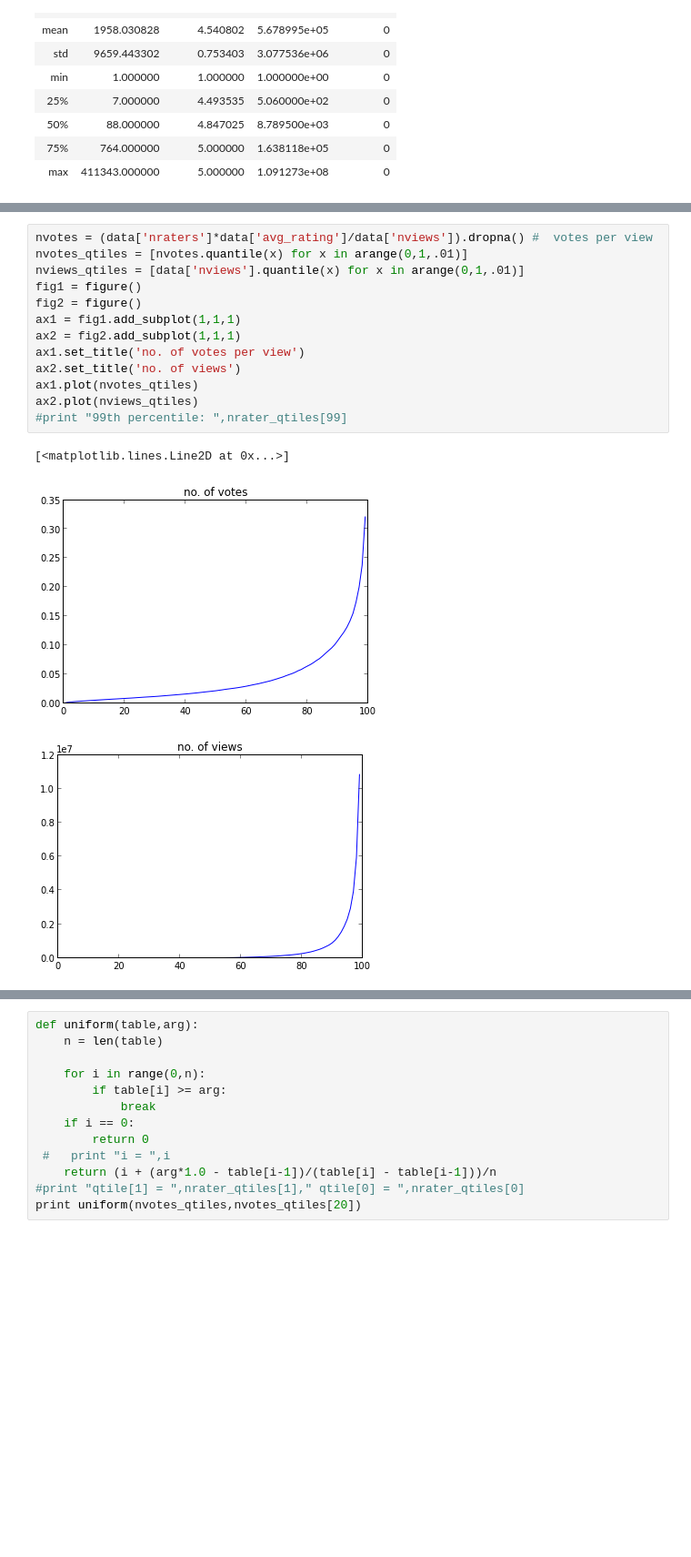
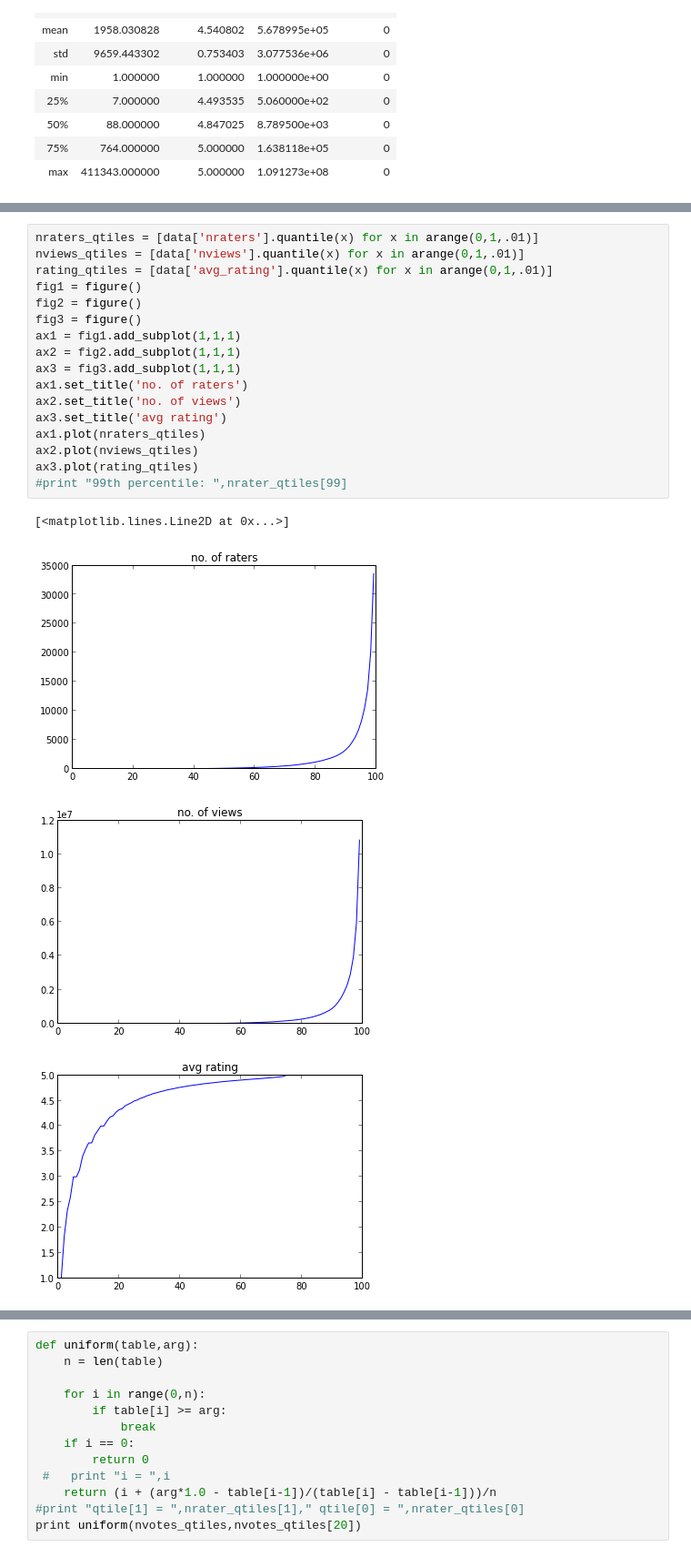
Before and after one commit to dmgoldschmidt/code, a Jupyter notebook: Course_Notes_scratch.ipynb, the cells around one changed output, grey strips where cells are left out. Shown: that part at 91% size. Drawn from its saved outputs; the diff is of its cells as text; blank space fills up the shorter version.

Commit message:
More edits of Course_Notes_scratch.  Starting to add avg_rating to the mutual info computation, because quantile function looks reasonable.

```diff
--- a/Course_Notes_scratch.ipynb
+++ b/Course_Notes_scratch.ipynb
@@ -708,17 +708,22 @@ Now let's tabulate and plot the percentile functions for both nviews and nvotes
 # %%
-nvotes = (data['nraters']*data['avg_rating']/data['nviews']).dropna() #  votes per view
-nvotes_qtiles = [nvotes.quantile(x) for x in arange(0,1,.01)]
+nraters_qtiles = [data['nraters'].quantile(x) for x in arange(0,1,.01)]
 nviews_qtiles = [data['nviews'].quantile(x) for x in arange(0,1,.01)]
+rating_qtiles = [data['avg_rating'].quantile(x) for x in arange(0,1,.01)]
 fig1 = figure()
 fig2 = figure()
+fig3 = figure()
 ax1 = fig1.add_subplot(1,1,1)
 ax2 = fig2.add_subplot(1,1,1)
-ax1.set_title('no. of votes per view')
+ax3 = fig3.add_subplot(1,1,1)
+ax1.set_title('no. of raters')
 ax2.set_title('no. of views')
-ax1.plot(nvotes_qtiles)
+ax3.set_title('avg rating')
+ax1.plot(nraters_qtiles)
 ax2.plot(nviews_qtiles)
+ax3.plot(rating_qtiles)
 #print "99th percentile: ",nrater_qtiles[99]
 # %% [output]
 [<matplotlib.lines.Line2D at 0x...>]
-[figure, old version]
+[figure, new version]
 [figure]
+[figure, added]
```
Also changed, not shown: parts of 9 cells of this notebook.
